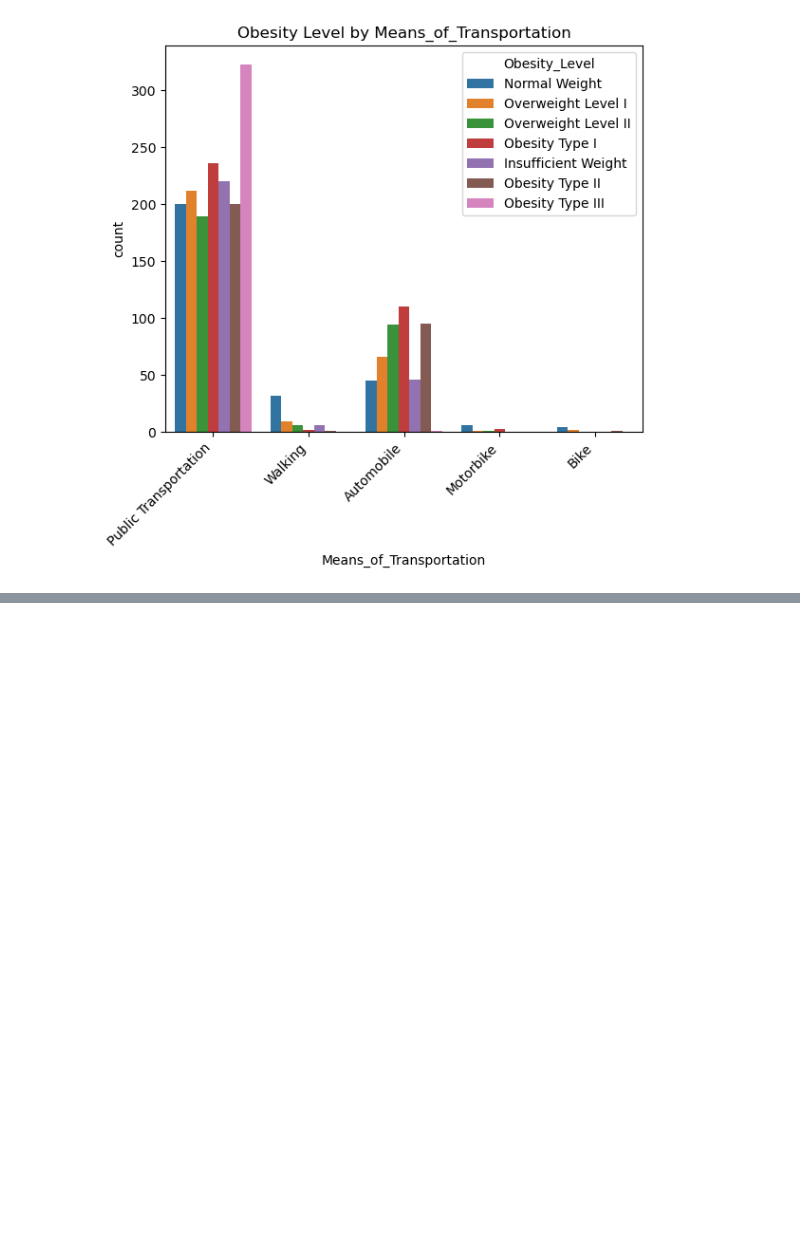
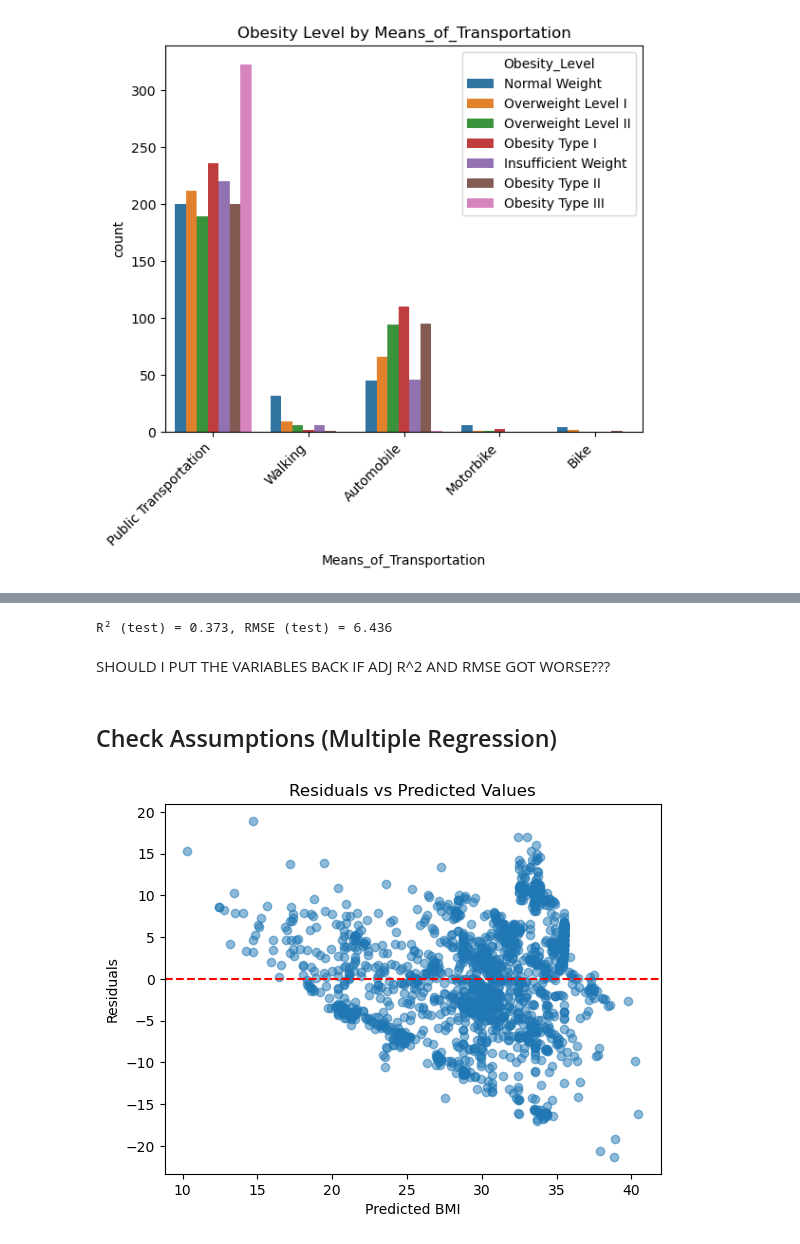
Before and after one commit to natalieseah/MLFinalProject, a Jupyter notebook: DS 6021 Final Project.ipynb, the cells around one changed output, grey strips where cells are left out. Cells and saved outputs as stored; diff of their text form; code cells hidden in the pictures; blank space fills up the shorter version.

Commit message:
multiple regression

```diff
--- a/DS 6021 Final Project.ipynb
+++ b/DS 6021 Final Project.ipynb
@@ -17,7 +25,7 @@ import plotly.express as px
 # %%
 # Bela insert code here
 # %%
-df = pd.read_csv('obesity_cleaned.csv')
+df = pd.read_csv('/Users/natalieseah/Desktop/MLFinalProject/MLFinalProject/obesity_cleaned.csv')
 # %%
 df['BMI (kg/m2)'] = round(df['Weight'] / (df['Height'] ** 2),2)
 # %%
@@ -208,0 +313,29 @@ for col in cat2:
+# %%
+cats1 = [
+    'Overweight_Family_History',
+    'High_Calorie_Consumption_Often',
+    'Vegetable_Consumption_Often',
+    'Calories_Monitored_Daily',
+    'Means_of_Transportation'
+]
+
+
+preprocess_refit = ColumnTransformer(
+    transformers=[
+        ("encoder", OneHotEncoder(drop="first"), cats1),
+        ("numeric", "passthrough", nums)
+    ]
+)
+
+X_train_processed_refit = preprocess_refit.fit_transform(X_train)
+X_test_processed_refit = preprocess_refit.transform(X_test)
+
+feature_names_refit = preprocess_refit.get_feature_names_out()
+X_train_df_refit = pd.DataFrame(X_train_processed_refit, columns=feature_names_refit)
+X_test_df_refit = pd.DataFrame(X_test_processed_refit, columns=feature_names_refit)
+
+
+X_train_sm_refit = sm.add_constant(X_train_df_refit)
+model_refit = sm.OLS(y_train, X_train_sm_refit).fit()
+
+print(model_refit.summary())
@@ -208,0 +360,27 @@ for col in cat2:
+# %%
+X_test_sm_refit = sm.add_constant(X_test_df_refit)
+y_pred_refit = model_refit.predict(X_test_sm_refit)
+
+r2_refit = r2_score(y_test, y_pred_refit)
+rmse_refit = np.sqrt(mean_squared_error(y_test, y_pred_refit))
+
+print(f"\nR² (test) = {r2_refit:.3f}, RMSE (test) = {rmse_refit:.3f}")
+# %% [output]
+R² (test) = 0.373, RMSE (test) = 6.436
+# %% [markdown]
+SHOULD I PUT THE VARIABLES BACK IF ADJ R^2 AND RMSE GOT WORSE???
+# %% [markdown]
+## Check Assumptions (Multiple Regression)
+# %%
+y_pred = model_refit.fittedvalues
+residuals = model_refit.resid
+
+# Residuals vs predicted
+plt.scatter(y_pred, residuals, alpha=0.5)
+plt.axhline(0, color='red', linestyle='--')
+plt.xlabel("Predicted BMI")
+plt.ylabel("Residuals")
+plt.title("Residuals vs Predicted Values")
+plt.show()
+# %% [output]
+[figure, added]
```
Also changed, not shown: parts of 24 cells of this notebook.
